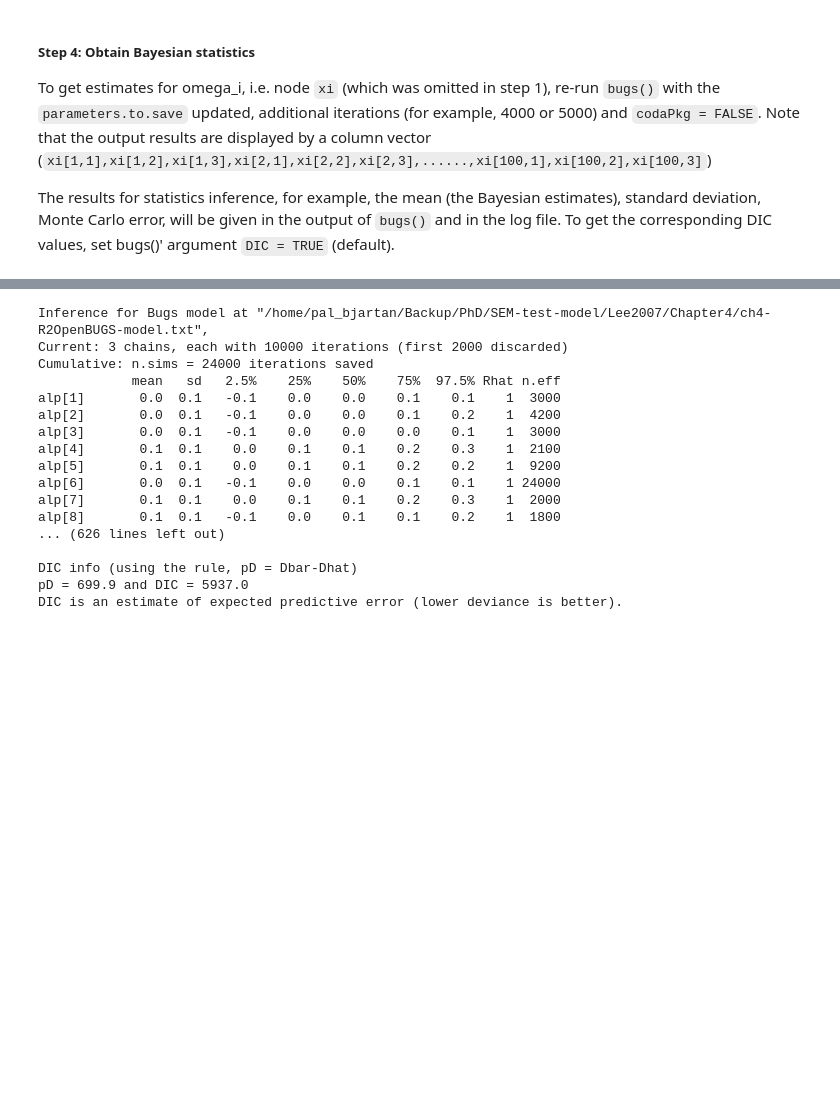
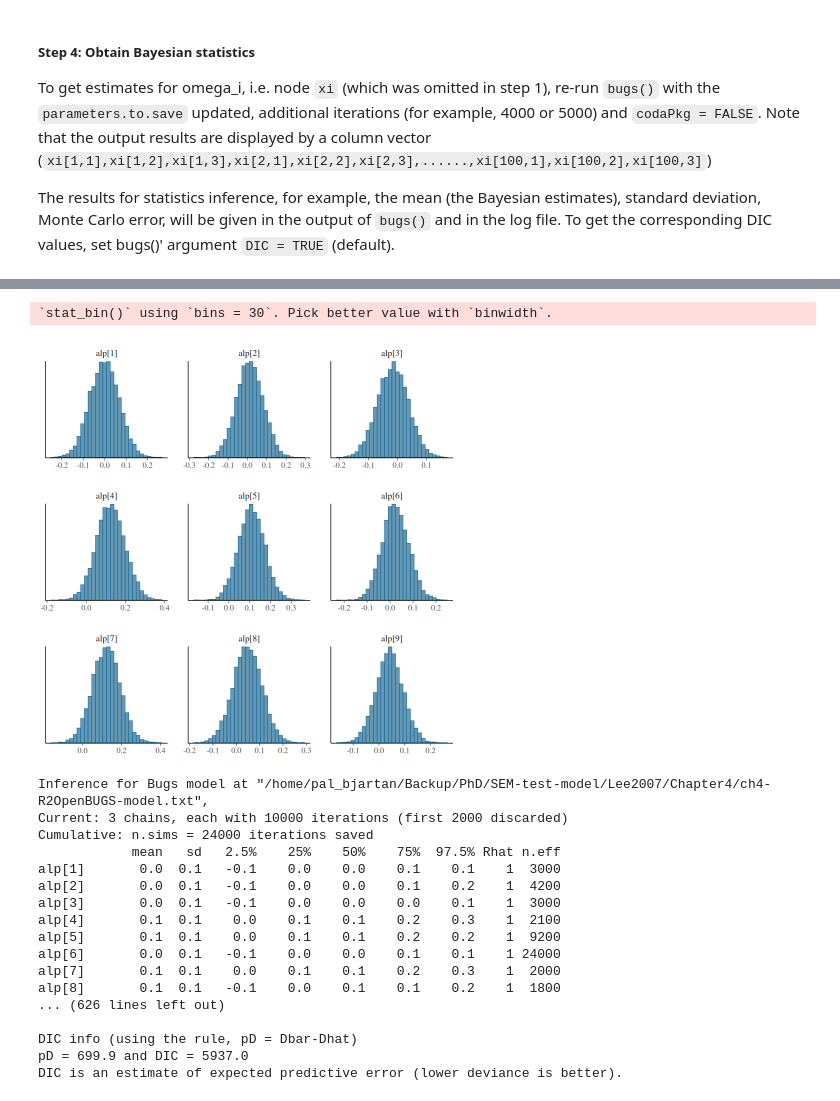
Before and after one commit to pehkawn/Lee2007, a Jupyter notebook: Chapter4/ch4-cmdstanr-codes.ipynb, the cells around one changed output, grey strips where cells are left out. Drawn from its saved outputs; the diff is of its cells as text; code cells hidden in the pictures; blank space fills up the shorter version.

```diff
--- a/Chapter4/ch4-cmdstanr-codes.ipynb
+++ b/Chapter4/ch4-cmdstanr-codes.ipynb
@@ -187 +83,6 @@ compiled" should appear in the log file.
+# %%
+model <- cmdstan_model(
+    "./Chapter4/ch4-stan-model.stan",
+    force_recompile = TRUE
+)
 # %% [markdown]
@@ -248,3 +145,3 @@ param <- c("alp", "lam", "psi", "phi", "gam", "xi")
 # %%
-n.iter <- 5000
+n.iter <- 7000
 # %% [markdown]
@@ -312,3 +374,8 @@ The results for statistics inference, for example, the mean (the Bayesian estima
+# %%
+bayesplot::mcmc_hist(fit$draws("alp"))
+# %% [output]
+`stat_bin()` using `bins = 30`. Pick better value with `binwidth`.
+[figure, added]
 # %%
 model.out <- bugs(
     data,
```
Also changed, not shown: parts of 29 cells of this notebook, 4 other files.
